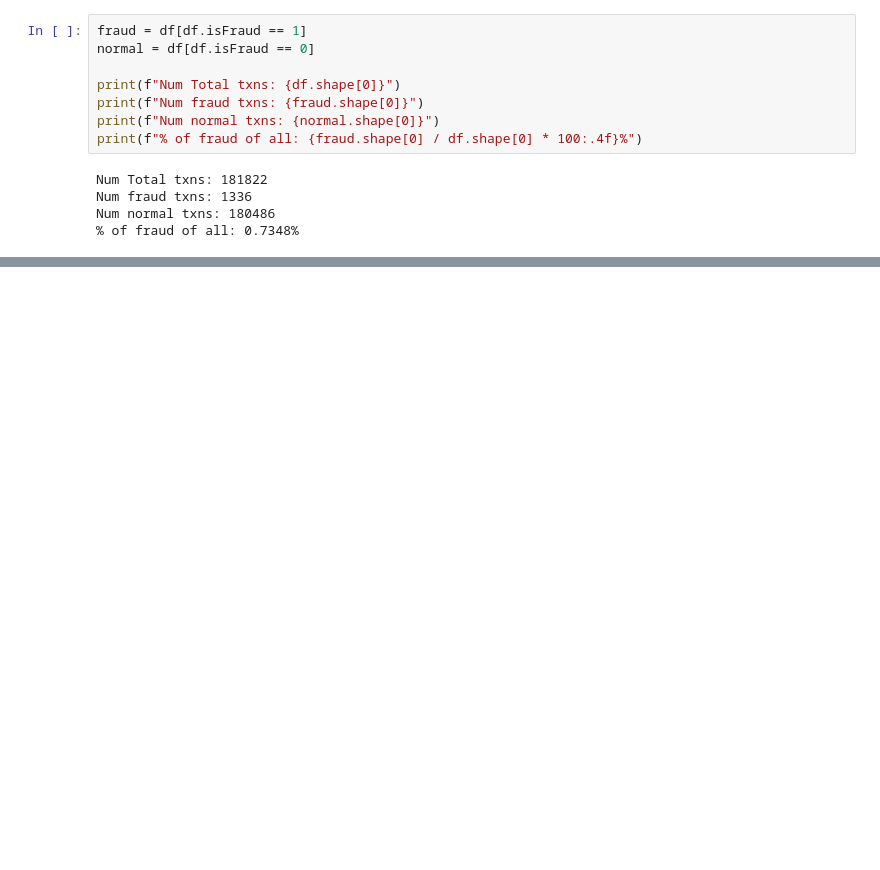
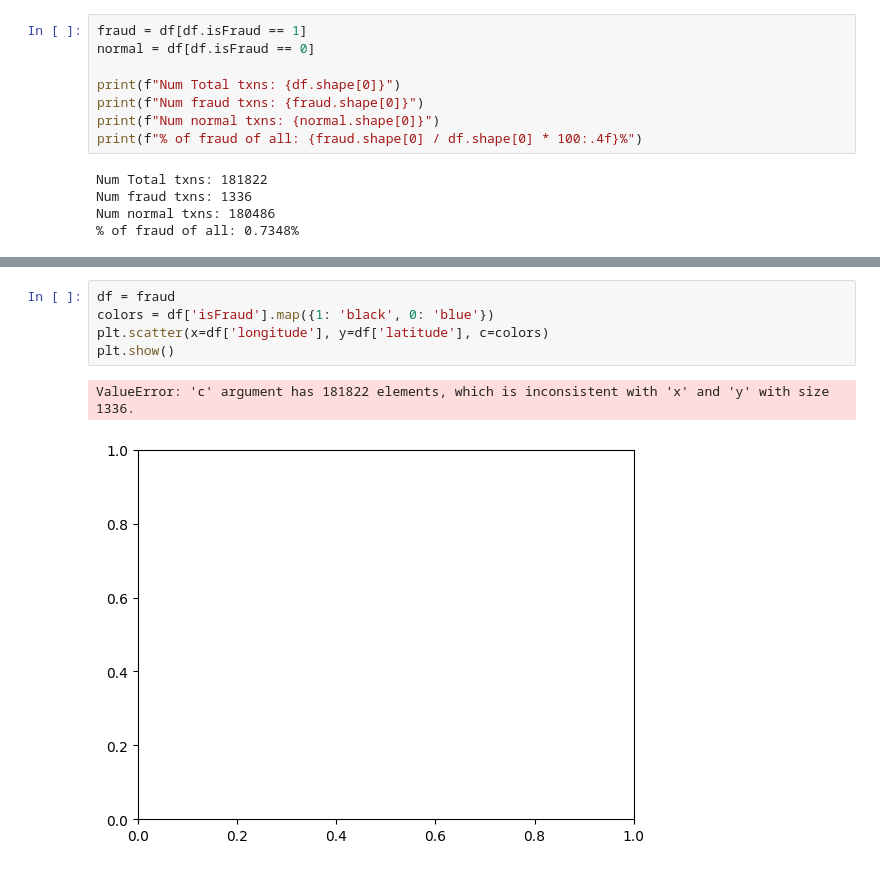
Before and after one commit to mlghammit/DataQuest-2024, a Jupyter notebook: data.ipynb, the cells around one changed output, grey strips where cells are left out. Drawn from its saved outputs; the diff is of its cells as text; blank space fills up the shorter version.

```diff
--- a/data.ipynb
+++ b/data.ipynb
@@ -142,0 +152,8 @@ Num normal txns: 180486
+# %%
+df = fraud
+colors = df['isFraud'].map({1: 'black', 0: 'blue'})
+plt.scatter(x=df['longitude'], y=df['latitude'], c=colors)
+plt.show()
+# %% [output]
+ValueError: 'c' argument has 181822 elements, which is inconsistent with 'x' and 'y' with size 1336.
+[figure, added]
```
Also changed, not shown: parts of 6 cells of this notebook, 2 other files.
